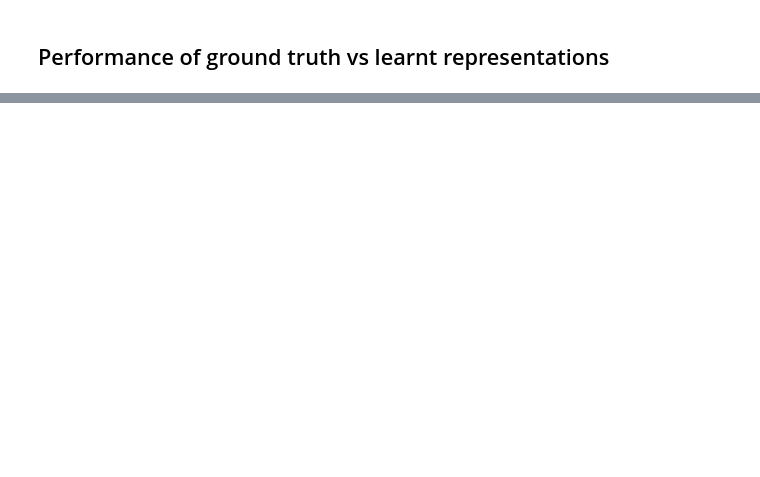
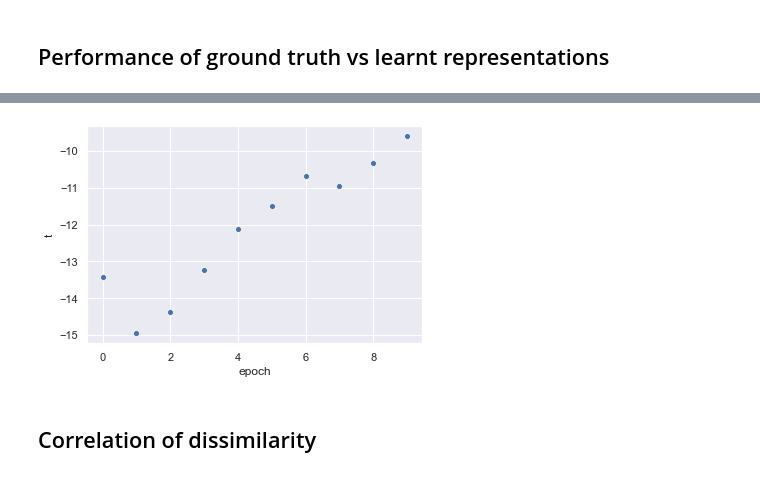
Before and after one commit to geoffbacon/phonological-features, a Jupyter notebook: src/Phonological-features.ipynb, the cells around one changed output, grey strips where cells are left out. Saved outputs shown, nothing was run; the diff lists cells and outputs as text; code cells hidden in the pictures; blank space fills up the shorter version.

Commit message:
add correlation analysis to phonology nb

```diff
--- a/src/Phonological-features.ipynb
+++ b/src/Phonological-features.ipynb
@@ -54,0 +98,9 @@ Length: 180, dtype: float64
+# %%
+stats_by_epoch = (
+    merged.groupby("epoch")[["ppl_true", "ppl_learnt"]]
+    .apply(lambda g: ttest_rel(g["ppl_true"], g["ppl_learnt"]))
+    .to_frame("stats")["stats"]
+    .apply(pd.Series)
+    .rename(columns={0: "t", 1: "p"})
+)
+stats_by_epoch.sort_values("t")
@@ -54,0 +120,6 @@ Length: 180, dtype: float64
+# %%
+grid = sns.scatterplot(data=stats_by_epoch, x=stats_by_epoch.index, y="t");
+# %% [output]
+[figure, added]
+# %% [markdown]
+## Correlation of dissimilarity
```
Also changed, not shown: parts of 12 cells of this notebook, 2 other files.
